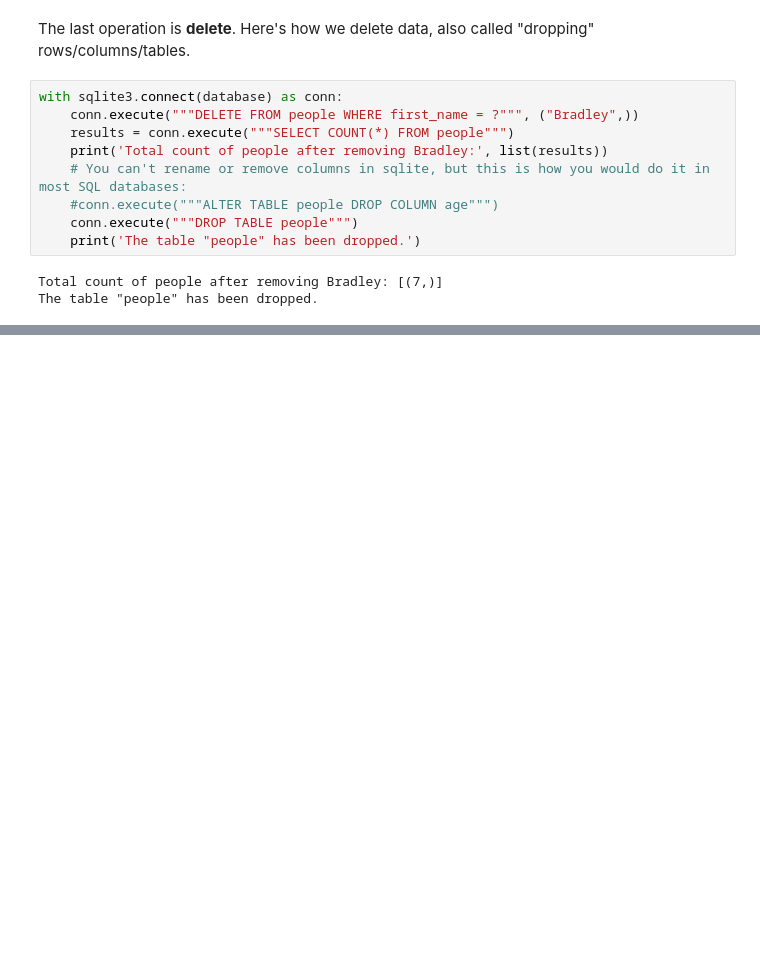
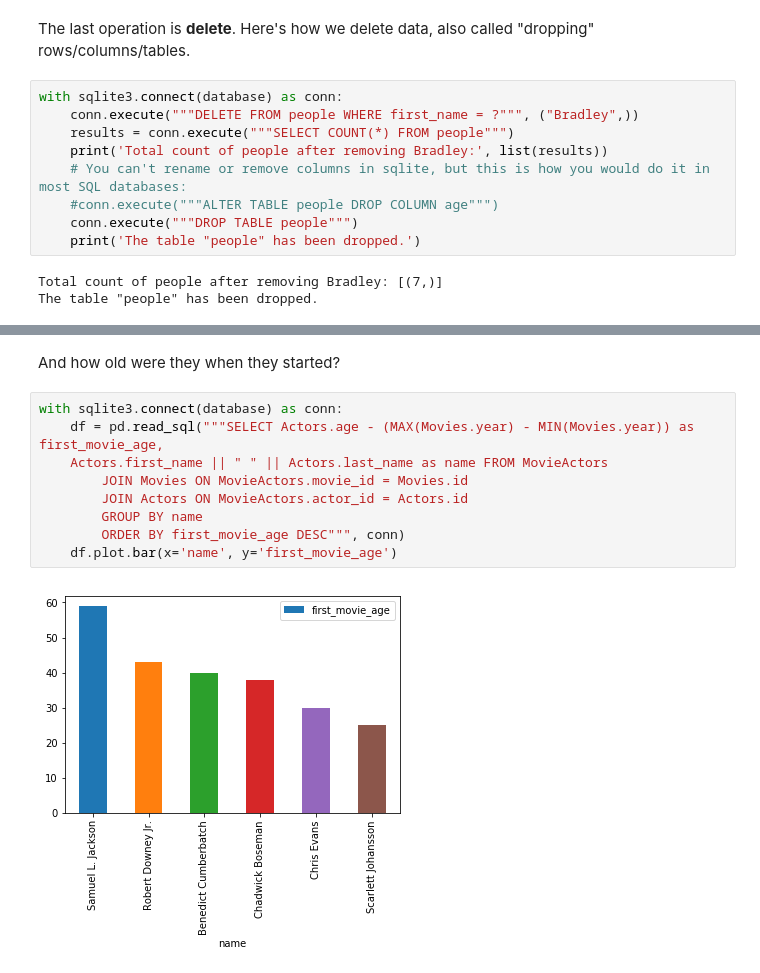
Before and after one commit to team-mayes/che_696, a Jupyter notebook: source/notebooks/lecture17_databases.ipynb, the cells around one changed output, grey strips where cells are left out. Cells and saved outputs as stored; diff of their text form; blank space fills up the shorter version.

```diff
--- a/source/notebooks/lecture17_databases.ipynb
+++ b/source/notebooks/lecture17_databases.ipynb
@@ -164,0 +307,13 @@ Now we're going to dive into some of the most important parts of SQL: keys and r
+# %% [markdown]
+And how old were they when they started?
+# %%
+with sqlite3.connect(database) as conn:
+    df = pd.read_sql("""SELECT Actors.age - (MAX(Movies.year) - MIN(Movies.year)) as first_movie_age,
+    Actors.first_name || " " || Actors.last_name as name FROM MovieActors
+        JOIN Movies ON MovieActors.movie_id = Movies.id
+        JOIN Actors ON MovieActors.actor_id = Actors.id
+        GROUP BY name
+        ORDER BY first_movie_age DESC""", conn)
+    df.plot.bar(x='name', y='first_movie_age')
+# %% [output]
+[figure, added]
```
Also changed, not shown: parts of 23 cells of this notebook.
